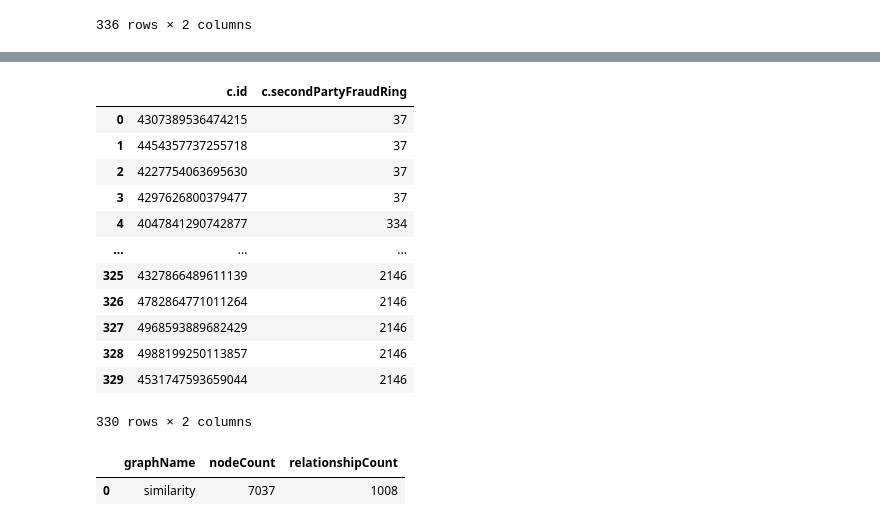
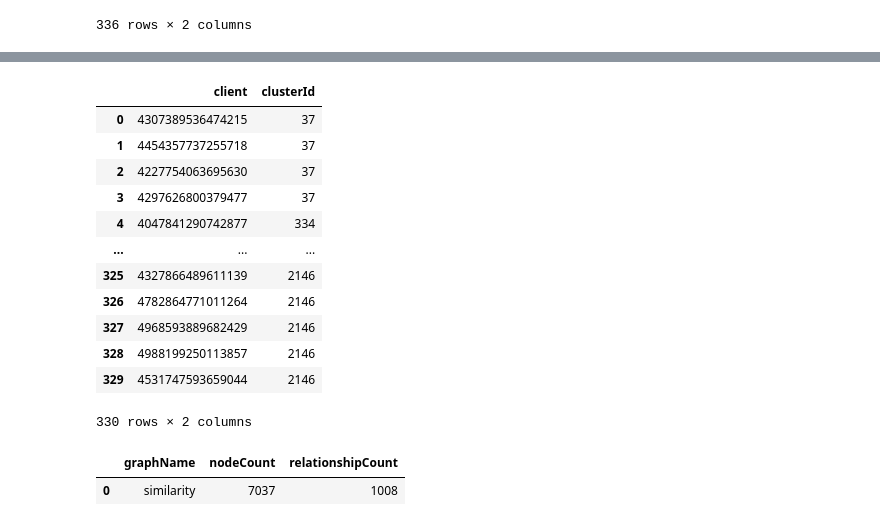
Before and after one commit to nunezh-sunypoly/CS350_Assignment_03, a Jupyter notebook: SC350_assignment_03.ipynb, the cells around one changed output, grey strips where cells are left out. Cells and saved outputs as stored; diff of their text form; code cells hidden in the pictures.

```diff
--- a/SC350_assignment_03.ipynb
+++ b/SC350_assignment_03.ipynb
@@ -664,35 +478,35 @@ import  neo4j
 import os
 from neo4j import GraphDatabase
 from graphdatascience import GraphDataScience
 
 URI = os.environ.get("URI", "bolt://localhost:7687")
 AUTH = ( "neo4j",  "P@$$W0rd!")
 driver = GraphDatabase.driver(URI, auth=AUTH)
 query1='''
 CALL gds.graph.drop('clientClusters')
 '''
 query3 = '''
         CALL gds.wcc.stream('clientClusters', {
                nodeLabels: ['Client'],
         relationshipTypes: ['SHARED_PII'],
            consecutiveIds: true
                 })
         YIELD nodeId, componentId
         WITH gds.util.asNode(nodeId) AS clientId , componentId AS clusterId
         WITH clusterId, collect(clientId.id) AS clients
         WITH clusterId, clients, size(clients) AS clusterSize WHERE clusterSize > 2
         UNWIND clients AS client
         MATCH (c:Client) WHERE c.id = client
         SET c.secondPartyFraudRing = clusterId
-        RETURN c.id, c.secondPartyFraudRing
+        RETURN client, clusterId
         '''
 df = driver.execute_query(
 query3,
 database_="neo4j",
 result_transformer_=  neo4j.Result.to_df)
 df
 # %% [output]
-|  | c.id | c.secondPartyFraudRing |
+|  | client | clusterId |
 | 0 | 4307389536474215 | 37 |
 | 1 | 4454357737255718 | 37 |
 | 2 | 4227754063695630 | 37 |
```
Also changed, not shown: parts of 11 cells of this notebook.
